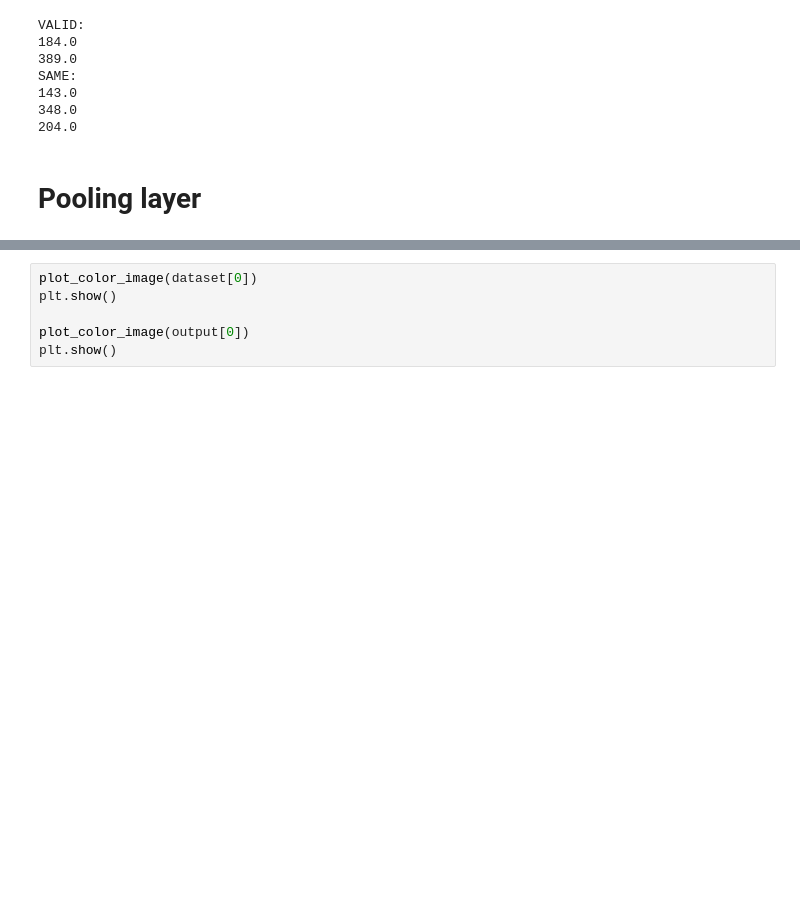
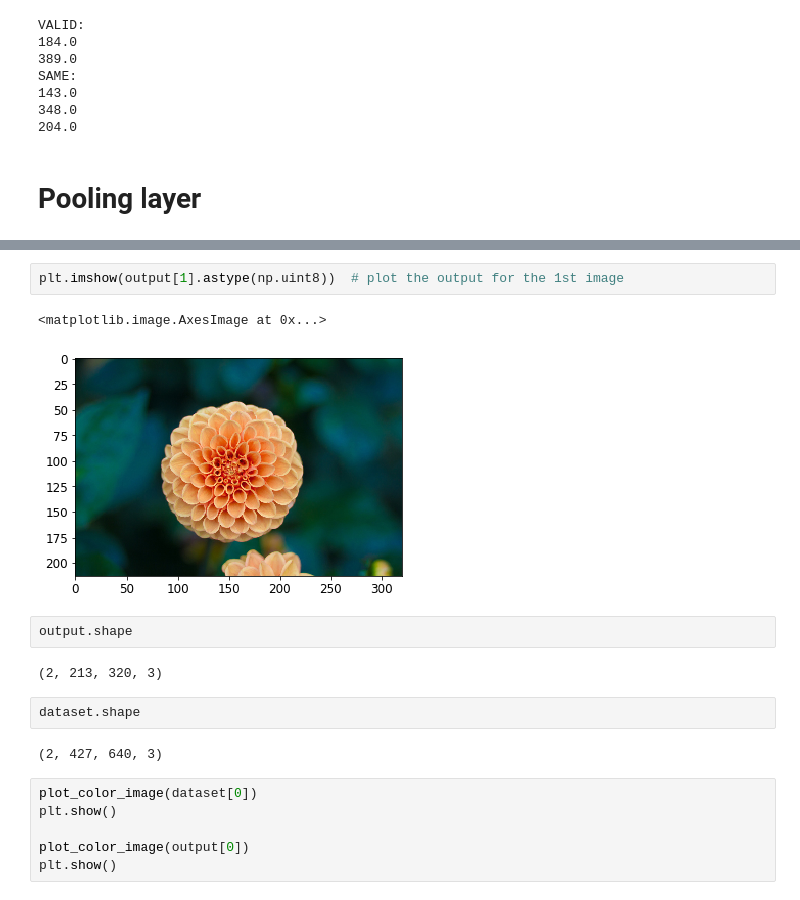
Before and after one commit to cloudxlab/ml, a Jupyter notebook: deep_learning/convolutional_neural_networks.ipynb, the cells around one changed output, grey strips where cells are left out. Saved outputs shown, nothing was run; the diff lists cells and outputs as text; blank space fills up the shorter version.

```diff
--- a/deep_learning/convolutional_neural_networks.ipynb
+++ b/deep_learning/convolutional_neural_networks.ipynb
@@ -400,3 +417,16 @@ plt.show()
+# %%
+plt.imshow(output[1].astype(np.uint8))  # plot the output for the 1st image
+# %% [output]
+<matplotlib.image.AxesImage at 0x...>
+[figure, added]
+# %%
+output.shape
+# %% [output]
+(2, 213, 320, 3)
+# %%
+dataset.shape
+# %% [output]
+(2, 427, 640, 3)
 # %%
 plot_color_image(dataset[0])
 plt.show()
```
Also changed, not shown: parts of 9 cells of this notebook.
